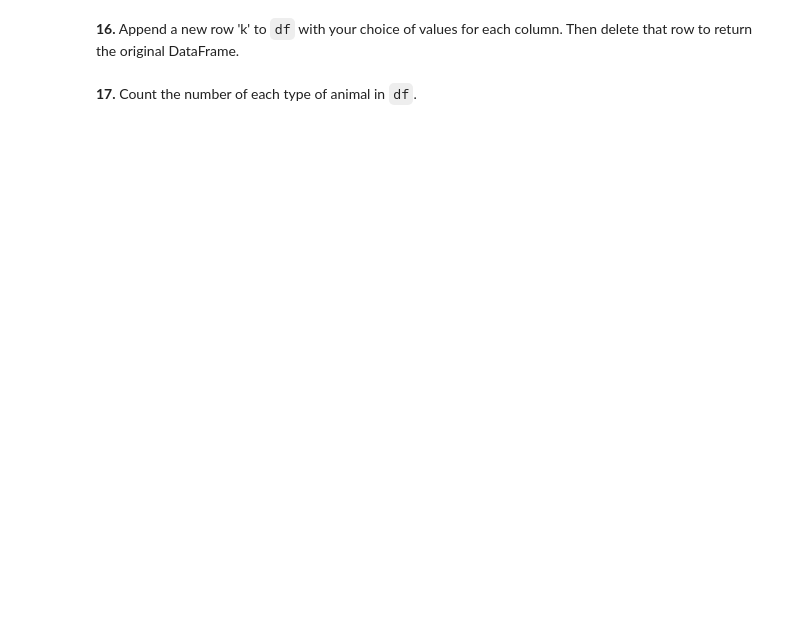
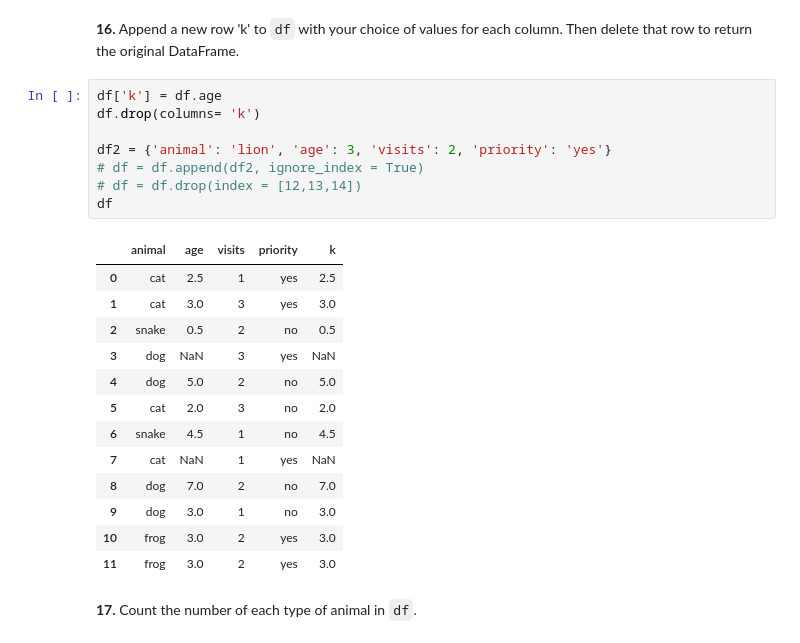
Before and after one commit to Divante222/numpy-pandas-visualization-exercises, a Jupyter notebook: 100-pandas-puzzles.ipynb, the cells around one changed output. Cells and saved outputs as stored; diff of their text form; blank space fills up the shorter version.

```diff
--- a/100-pandas-puzzles.ipynb
+++ b/100-pandas-puzzles.ipynb
@@ -219,4 +258,26 @@ df
 # %% [markdown]
 **16.** Append a new row 'k' to `df` with your choice of values for each column. Then delete that row to return the original DataFrame.
+# %%
+df['k'] = df.age
+df.drop(columns= 'k')
+
+df2 = {'animal': 'lion', 'age': 3, 'visits': 2, 'priority': 'yes'}
+# df = df.append(df2, ignore_index = True)
+# df = df.drop(index = [12,13,14])
+df
+# %% [output]
+|  | animal | age | visits | priority | k |
+| 0 | cat | 2.5 | 1 | yes | 2.5 |
+| 1 | cat | 3.0 | 3 | yes | 3.0 |
+| 2 | snake | 0.5 | 2 | no | 0.5 |
+| 3 | dog | NaN | 3 | yes | NaN |
+| 4 | dog | 5.0 | 2 | no | 5.0 |
+| 5 | cat | 2.0 | 3 | no | 2.0 |
+| 6 | snake | 4.5 | 1 | no | 4.5 |
+| 7 | cat | NaN | 1 | yes | NaN |
+| 8 | dog | 7.0 | 2 | no | 7.0 |
+| 9 | dog | 3.0 | 1 | no | 3.0 |
+| 10 | frog | 3.0 | 2 | yes | 3.0 |
+| 11 | frog | 3.0 | 2 | yes | 3.0 |
 # %% [markdown]
 **17.** Count the number of each type of animal in `df`.
```
Also changed, not shown: parts of 11 cells of this notebook, 2 other files.
